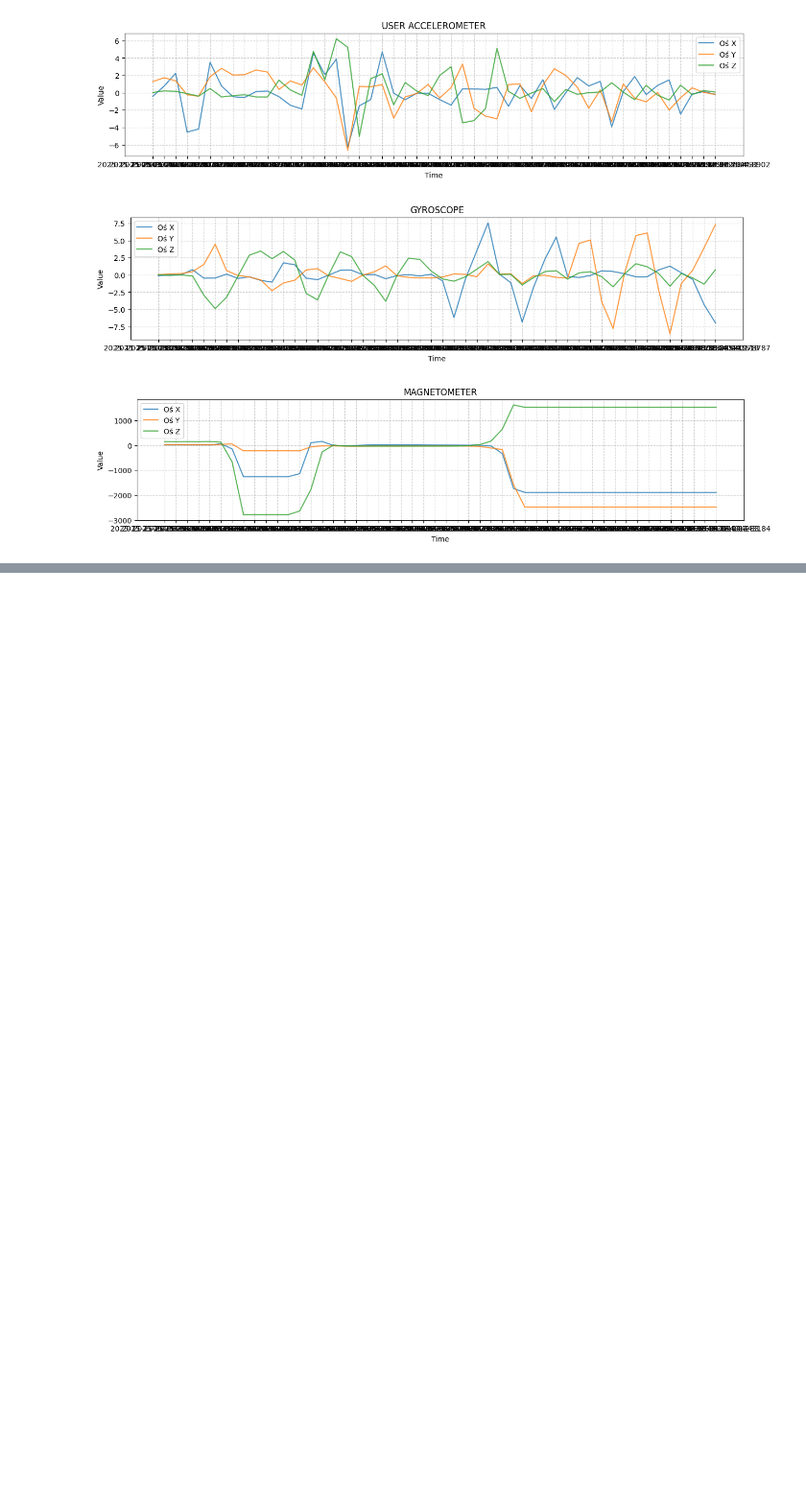
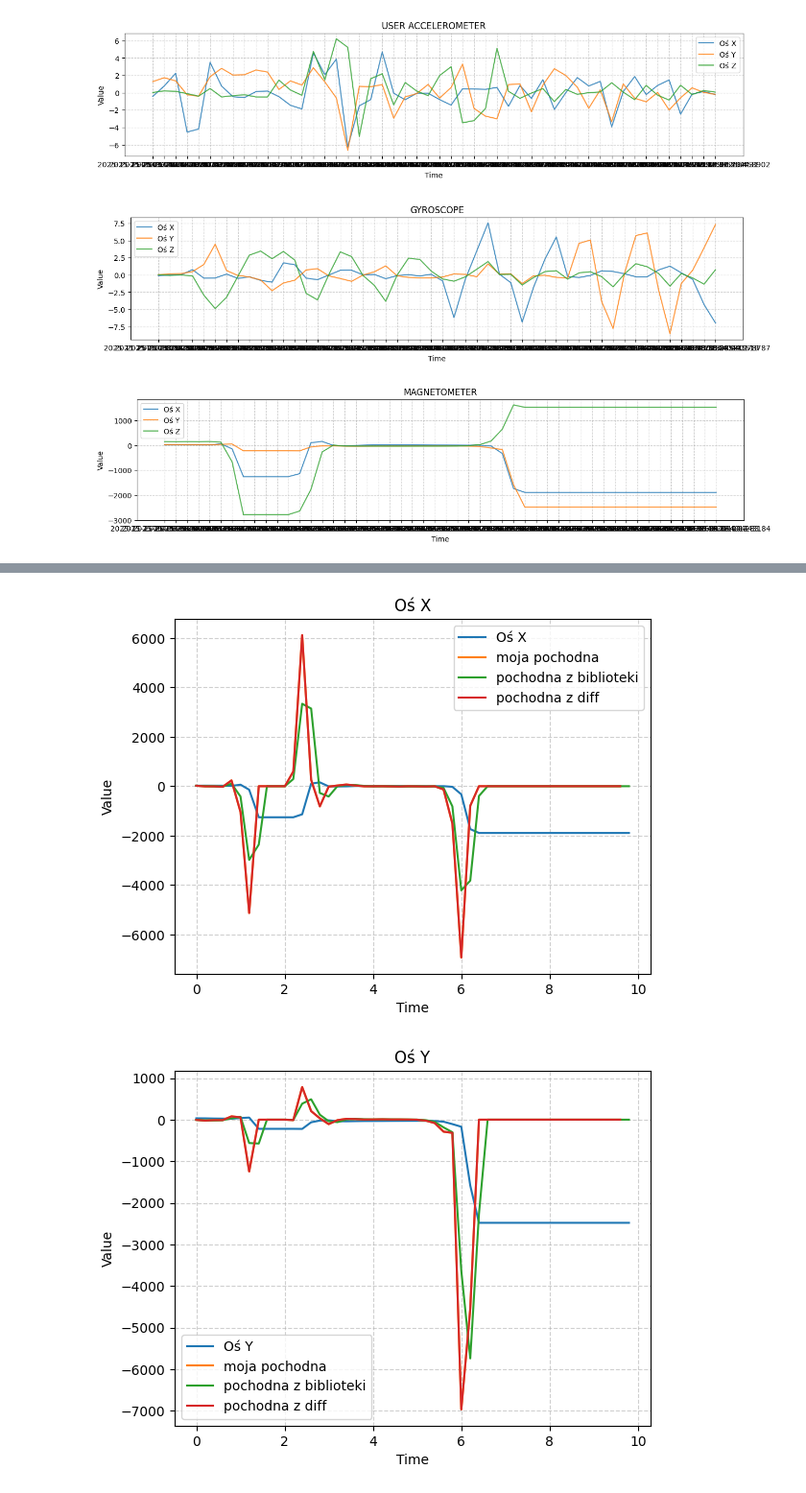
Before and after one commit to DAXPL/FlutterLectures, a Jupyter notebook: DataAnalysis/Untitled-1.ipynb, the cells around one changed output, grey strips where cells are left out. Shown at 96% size. Drawn from its saved outputs; the diff is of its cells as text; code cells hidden in the pictures; blank space fills up the shorter version.

```diff
--- a/DataAnalysis/Untitled-1.ipynb
+++ b/DataAnalysis/Untitled-1.ipynb
@@ -184,0 +268,35 @@ Wariancje magnetometru: x804090.0205672347 y1373971.7064758043 z1876407.93486830
+# %%
+#zadanie 5
+def derivative(t,a):
+    x = []
+    for i in range(0,len(t)-1):
+        val = (a[i+1]-a[i])/(t[i+1]-t[i])
+        x.append(val)
+
+    return x
+
+def draw_plot_z5(t,a,header):
+    myVals = derivative(t,a)
+    pythonVals = np.gradient(a,t)
+    otherMethodVals = np.diff(a)/np.diff(t)
+
+    plt.plot(t, a, label=header)
+    plt.plot(t[:-1], myVals, label='moja pochodna')
+    plt.plot(t, pythonVals, label='pochodna z biblioteki')
+    plt.plot(t[:-1], otherMethodVals, label='pochodna z diff')
+    plt.title(header)
+    plt.xlabel("Time")
+    plt.ylabel("Value")
+
+    plt.legend()
+    plt.grid(True, linestyle='--', alpha=0.6)
+    plt.show()
+
+t, x, y, z = read_sensor_txt("magnetometer.txt")
+t = iso_to_seconds(t)
+draw_plot_z5(t,x, "Oś X")
+draw_plot_z5(t,y, "Oś Y")
+draw_plot_z5(t,z, "Oś Z")
+# %% [output]
+[figure, added]
+[figure, added]
```
Also changed, not shown: parts of 10 cells of this notebook, 11 other files.
